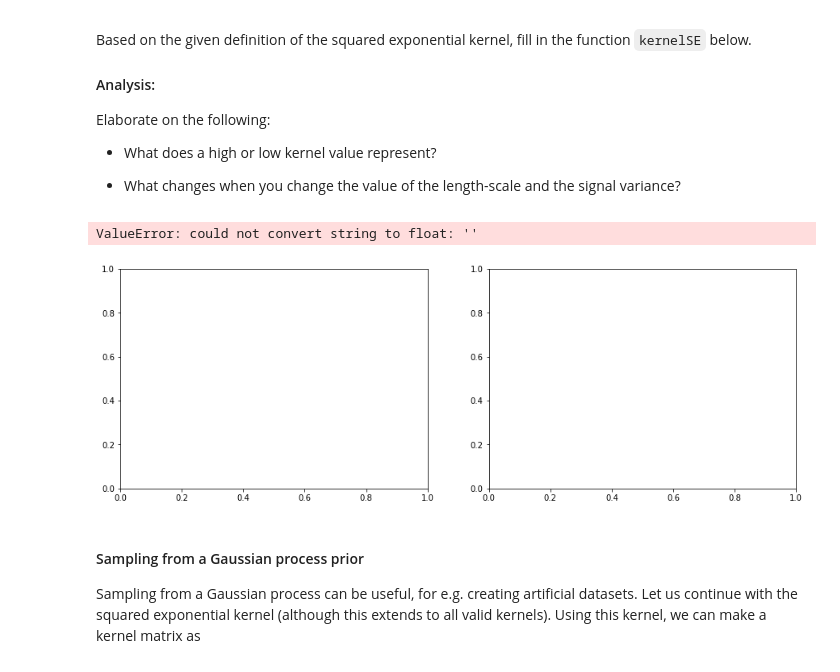
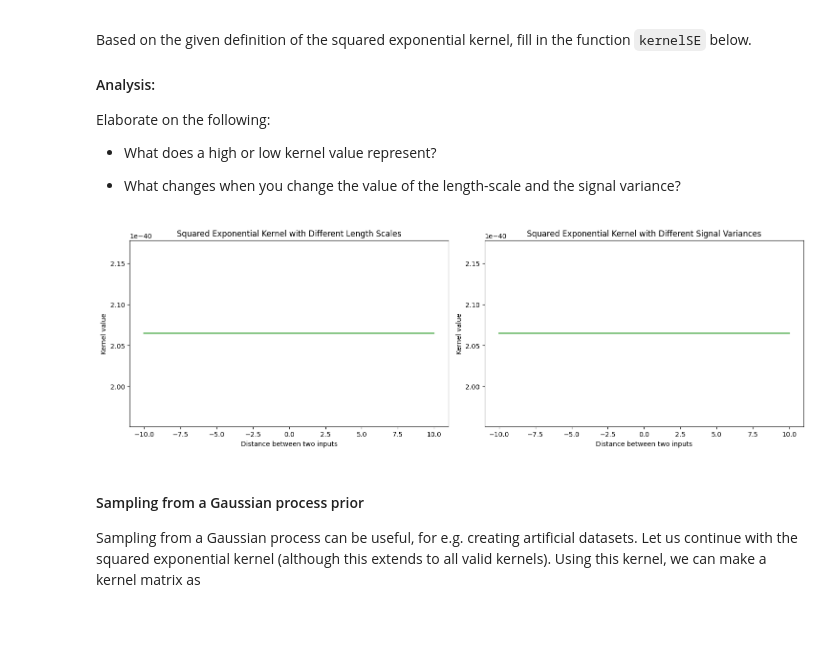
Before and after one commit to josephine-king/EE4760_KingJaspers, a Jupyter notebook: assignment3_students/assignment3_students.ipynb, the cells around one changed output. Cells and saved outputs as stored; diff of their text form; code cells hidden in the pictures; blank space fills up the shorter version.

```diff
--- a/assignment3_students/assignment3_students.ipynb
+++ b/assignment3_students/assignment3_students.ipynb
@@ -98,42 +98,41 @@ Elaborate on the following:
 - What changes when you change the value of the length-scale and the signal variance?
 # %%
 def kernelSE(x1, x2, lengthScale, signalVarianceSE):
-    k = ""
+    k = signalVarianceSE * np.exp(-0.5 * np.linalg.norm(x1 - x2) / lengthScale)
     return k
 
 lengthScales = np.array([1, 1, 1])
 signalVarianceSEs = np.array([1, 1, 1])
 
 
 
 ''' Code for plotting: Do not change code below '''
 steps = 1000
 p0 = np.zeros((1, 1))
 PLine = np.linspace(-10, 10, steps).reshape(1, -1)
 
 kValues = np.zeros((steps, 6))
 
 fig, axs = plt.subplots(1, 2, figsize=(15, 5))
 for indx, lengthScaleSquared in enumerate(lengthScales):
     kValues[:, indx] = kernelSE(p0, PLine, lengthScaleSquared, signalVarianceSEs[1])
     axs[0].plot(PLine[0, :], kValues[:, indx])
 
 for indx, signalVariancePeriod in enumerate(signalVarianceSEs):
     kValues[:, indx + 3] = kernelSE(p0, PLine, lengthScales[1], signalVariancePeriod)
     axs[1].plot(PLine[0, :], kValues[:, indx + 3])
 
 axs[0].set_title("Squared Exponential Kernel with Different Length Scales")
 axs[0].set_xlabel("Distance between two inputs")
 axs[0].set_ylabel("Kernel value")
 axs[1].set_title("Squared Exponential Kernel with Different Signal Variances")
 axs[1].set_xlabel("Distance between two inputs")
 axs[1].set_ylabel("Kernel value")
 
 plt.tight_layout()
 plt.show()
 # %% [output]
-ValueError: could not convert string to float: ''
-[figure, old version]
+[figure, new version]
 # %% [markdown]
 #### Sampling from a Gaussian process prior
 Sampling from a Gaussian process can be useful, for e.g. creating artificial datasets. Let us continue with the squared exponential kernel (although this extends to all valid kernels). Using this kernel, we can make a kernel matrix as
```
Also changed, not shown: parts of 1 cell of this notebook.
